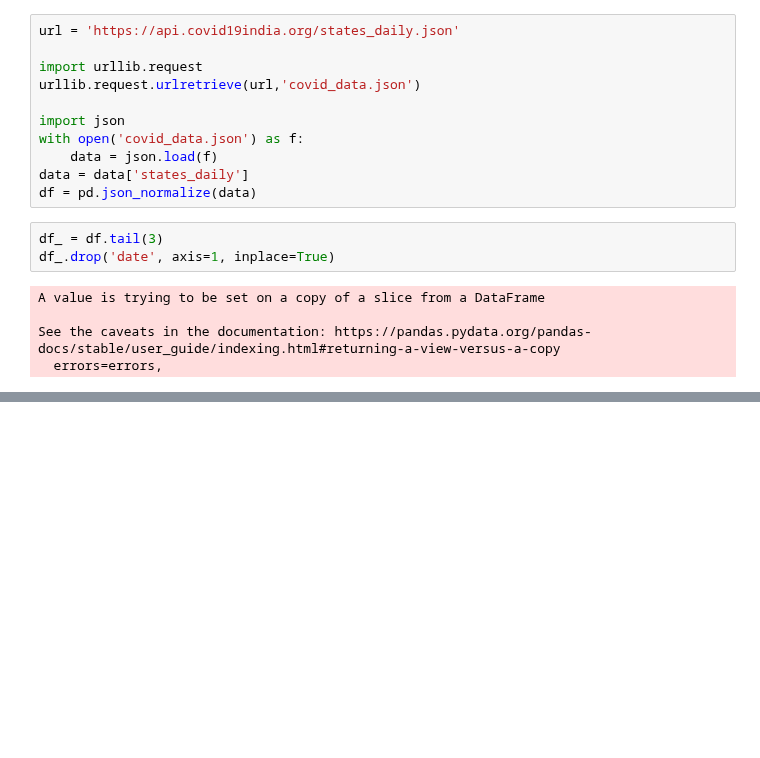
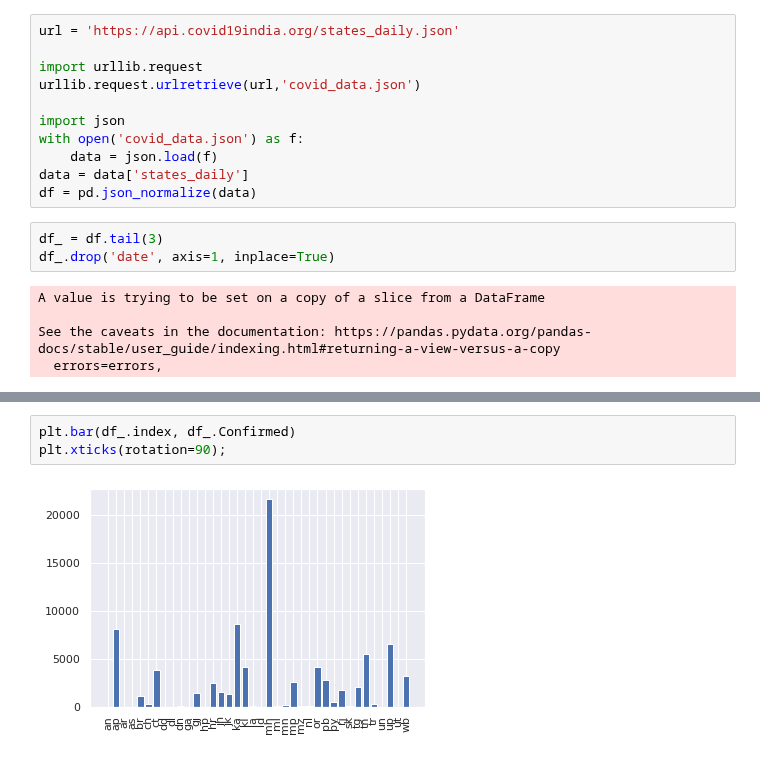
Before and after one commit to ajayks1974/learn_tools_tech, a Jupyter notebook: fds/fds_wk12_visualization.ipynb, the cells around one changed output, grey strips where cells are left out. Saved outputs shown, nothing was run; the diff lists cells and outputs as text; blank space fills up the shorter version.

```diff
--- a/fds/fds_wk12_visualization.ipynb
+++ b/fds/fds_wk12_visualization.ipynb
@@ -247,0 +263,5 @@ KeyError: ignored
+# %%
+plt.bar(df_.index, df_.Confirmed)
+plt.xticks(rotation=90);
+# %% [output]
+[figure, added]
```
Also changed, not shown: parts of 14 cells of this notebook.
